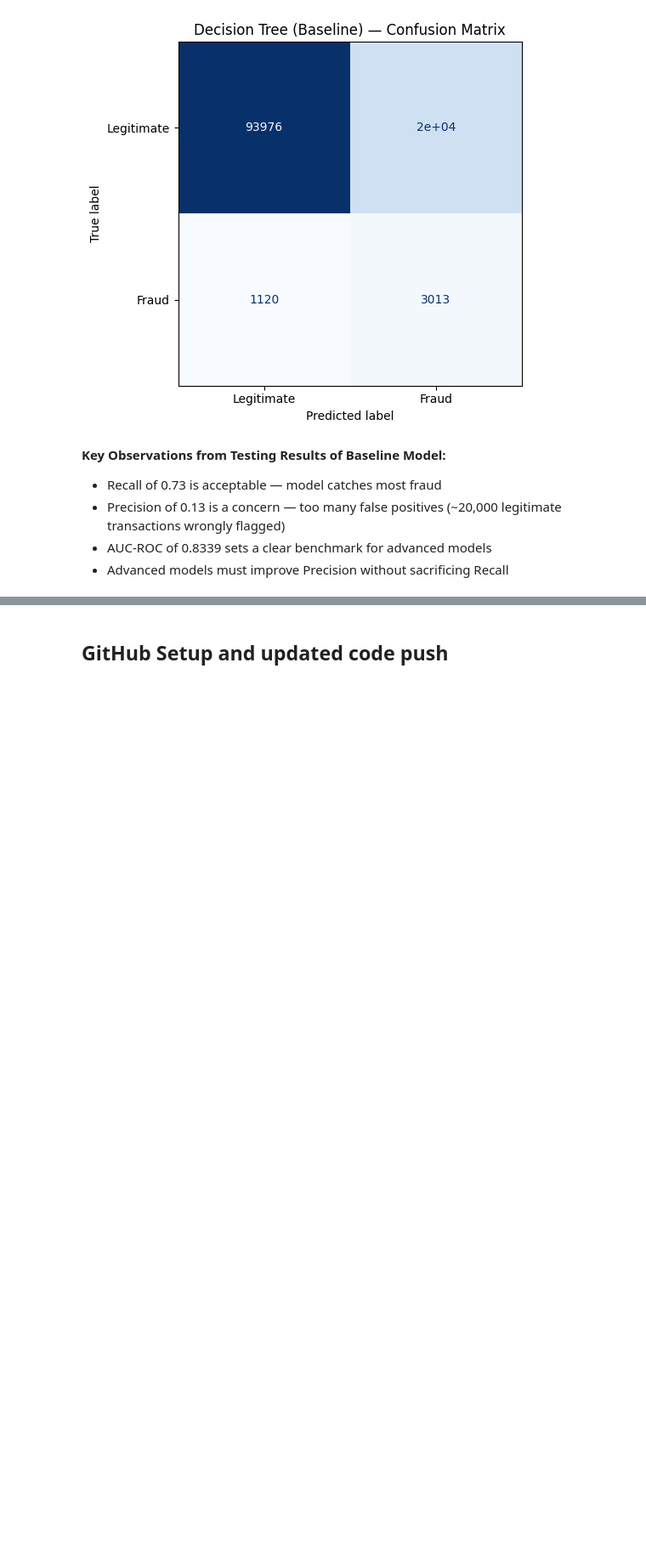
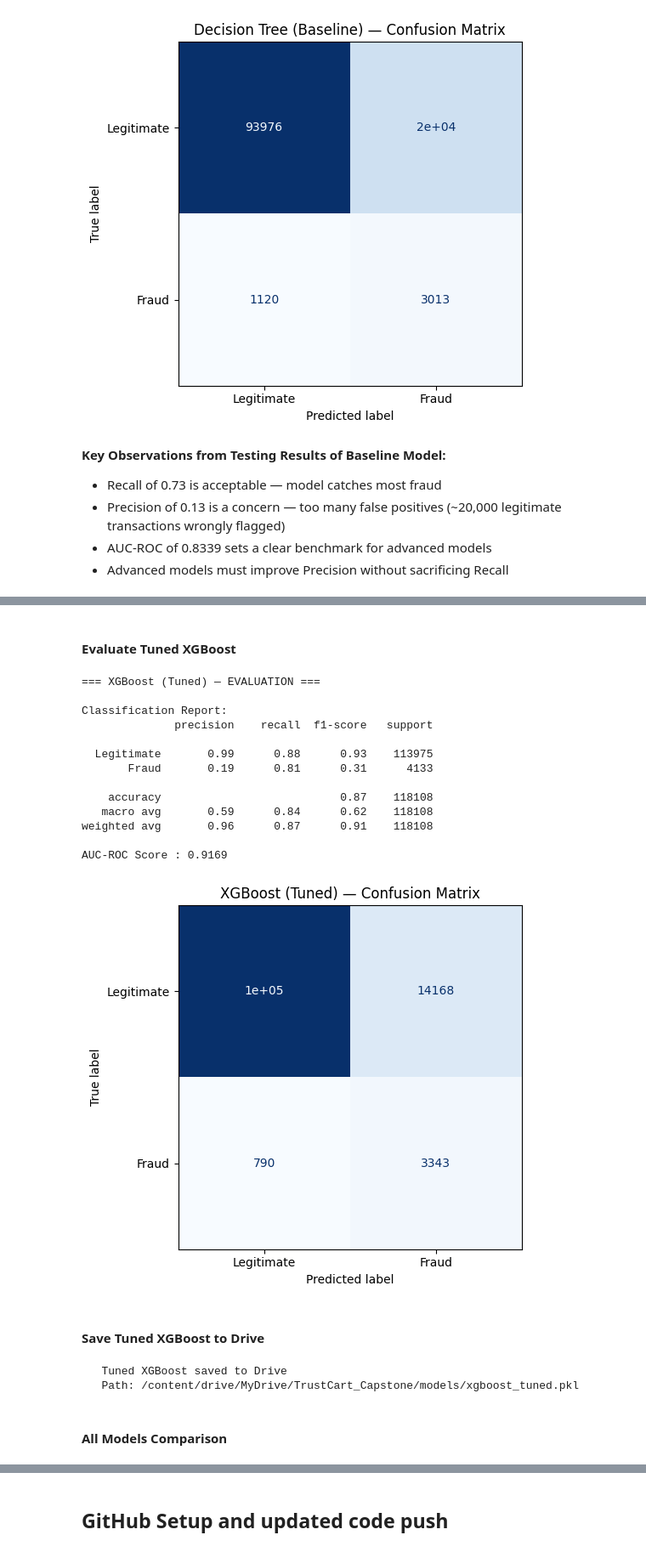
Before and after one commit to Thedeadman0612/TrustCart, a Jupyter notebook: phase1/notebooks/phase1_transaction_risk.ipynb, the cells around one changed output, grey strips where cells are left out. Shown at 85% size. Saved outputs shown, nothing was run; the diff lists cells and outputs as text; code cells hidden in the pictures; blank space fills up the shorter version.

```diff
--- a/phase1/notebooks/phase1_transaction_risk.ipynb
+++ b/phase1/notebooks/phase1_transaction_risk.ipynb
@@ -1967,0 +2219,44 @@ AUC-ROC Score : 0.8339
+# %% [markdown]
+#### **Evaluate Tuned XGBoost**
+# %%
+tuned_xgb_model = random_search.best_estimator_
+
+y_pred_tuned       = tuned_xgb_model.predict(X_test)
+y_pred_proba_tuned = tuned_xgb_model.predict_proba(X_test)[:, 1]
+
+model_results['XGBoost (Tuned)'] = evaluate_model(
+    model_name   = 'XGBoost (Tuned)',
+    y_true       = y_test,
+    y_pred       = y_pred_tuned,
+    y_pred_proba = y_pred_proba_tuned
+)
+# %% [output]
+=== XGBoost (Tuned) — EVALUATION ===
+
+Classification Report:
+              precision    recall  f1-score   support
+
+  Legitimate       0.99      0.88      0.93    113975
+       Fraud       0.19      0.81      0.31      4133
+
+    accuracy                           0.87    118108
+   macro avg       0.59      0.84      0.62    118108
+weighted avg       0.96      0.87      0.91    118108
+
+AUC-ROC Score : 0.9169
+[figure, added]
+# %% [markdown]
+#### **Save Tuned XGBoost to Drive**
+# %%
+joblib.dump(
+    tuned_xgb_model,
+    f'{model_path}/xgboost_tuned.pkl'
+)
+
+print(f"   Tuned XGBoost saved to Drive")
+print(f"   Path: {model_path}/xgboost_tuned.pkl")
+# %% [output]
+   Tuned XGBoost saved to Drive
+   Path: /content/drive/MyDrive/TrustCart_Capstone/models/xgboost_tuned.pkl
+# %% [markdown]
+#### **All Models Comparison**
```
Also changed, not shown: parts of 22 cells of this notebook.
